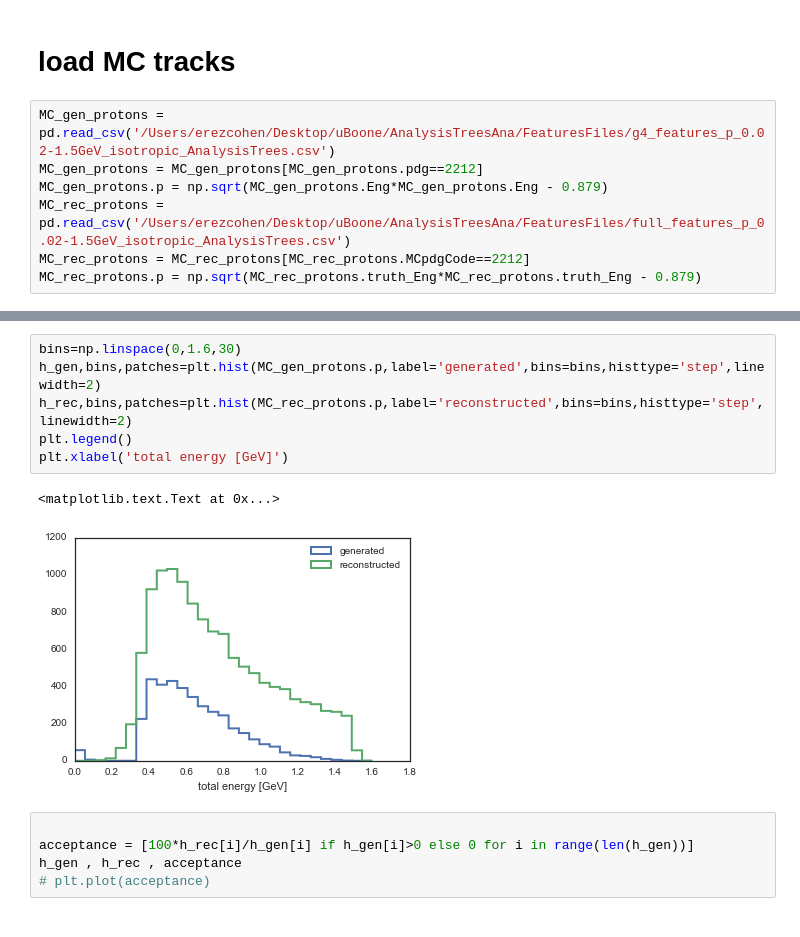
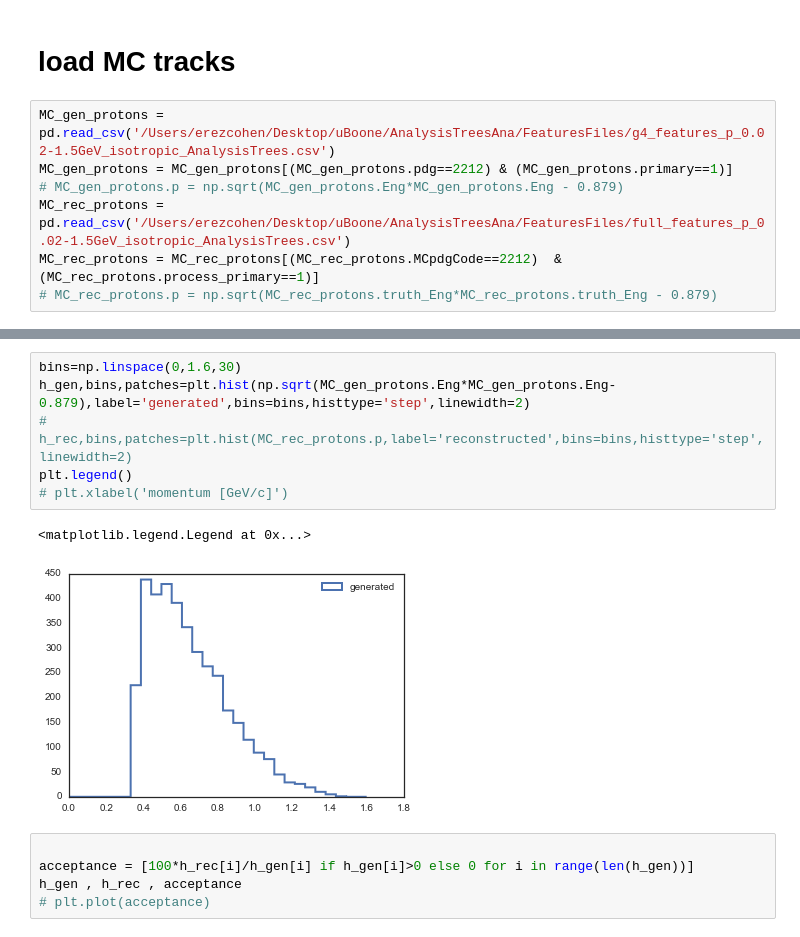
Before and after one commit to erezcoh4/AnalysisTreesInformation, a Jupyter notebook: AnaTreesPackage/notebooks/MC_SingleParticle_anatrees_plots.ipynb, the cells around one changed output, grey strips where cells are left out. Drawn from its saved outputs; the diff is of its cells as text.

```diff
--- a/AnaTreesPackage/notebooks/MC_SingleParticle_anatrees_plots.ipynb
+++ b/AnaTreesPackage/notebooks/MC_SingleParticle_anatrees_plots.ipynb
@@ -7,8 +7,8 @@ from notebooks_tools import *
 # load MC tracks
 # %%
 MC_gen_protons = pd.read_csv('/Users/erezcohen/Desktop/uBoone/AnalysisTreesAna/FeaturesFiles/g4_features_p_0.02-1.5GeV_isotropic_AnalysisTrees.csv')
-MC_gen_protons = MC_gen_protons[MC_gen_protons.pdg==2212]
-MC_gen_protons.p = np.sqrt(MC_gen_protons.Eng*MC_gen_protons.Eng - 0.879)
+MC_gen_protons = MC_gen_protons[(MC_gen_protons.pdg==2212) & (MC_gen_protons.primary==1)]
+# MC_gen_protons.p = np.sqrt(MC_gen_protons.Eng*MC_gen_protons.Eng - 0.879)
 MC_rec_protons = pd.read_csv('/Users/erezcohen/Desktop/uBoone/AnalysisTreesAna/FeaturesFiles/full_features_p_0.02-1.5GeV_isotropic_AnalysisTrees.csv')
-MC_rec_protons = MC_rec_protons[MC_rec_protons.MCpdgCode==2212]
-MC_rec_protons.p = np.sqrt(MC_rec_protons.truth_Eng*MC_rec_protons.truth_Eng - 0.879)
+MC_rec_protons = MC_rec_protons[(MC_rec_protons.MCpdgCode==2212)  & (MC_rec_protons.process_primary==1)]
+# MC_rec_protons.p = np.sqrt(MC_rec_protons.truth_Eng*MC_rec_protons.truth_Eng - 0.879)
@@ -40,12 +15,12 @@ MC_rec_protons
 # %%
 bins=np.linspace(0,1.6,30)
-h_gen,bins,patches=plt.hist(MC_gen_protons.p,label='generated',bins=bins,histtype='step',linewidth=2)
-h_rec,bins,patches=plt.hist(MC_rec_protons.p,label='reconstructed',bins=bins,histtype='step',linewidth=2)
+h_gen,bins,patches=plt.hist(np.sqrt(MC_gen_protons.Eng*MC_gen_protons.Eng-0.879),label='generated',bins=bins,histtype='step',linewidth=2)
+# h_rec,bins,patches=plt.hist(MC_rec_protons.p,label='reconstructed',bins=bins,histtype='step',linewidth=2)
 plt.legend()
-plt.xlabel('total energy [GeV]')
+# plt.xlabel('momentum [GeV/c]')
 # %% [output]
-<matplotlib.text.Text at 0x...>
+<matplotlib.legend.Legend at 0x...>
-[figure, old version]
+[figure, new version]
 # %%
 
 acceptance = [100*h_rec[i]/h_gen[i] if h_gen[i]>0 else 0 for i in range(len(h_gen))]
```
Also changed, not shown: parts of 2 cells of this notebook, 7 other files.
